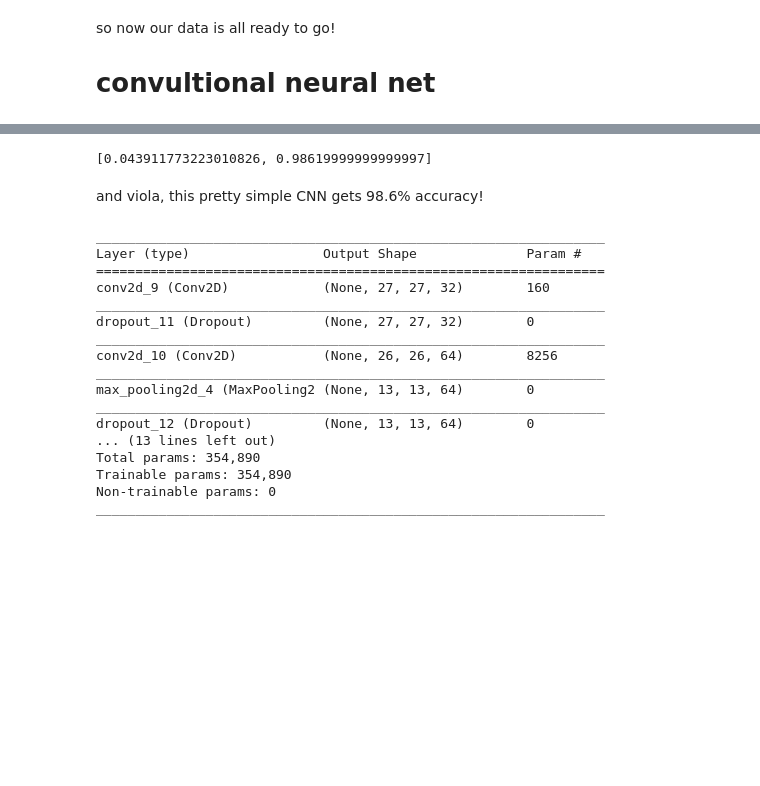
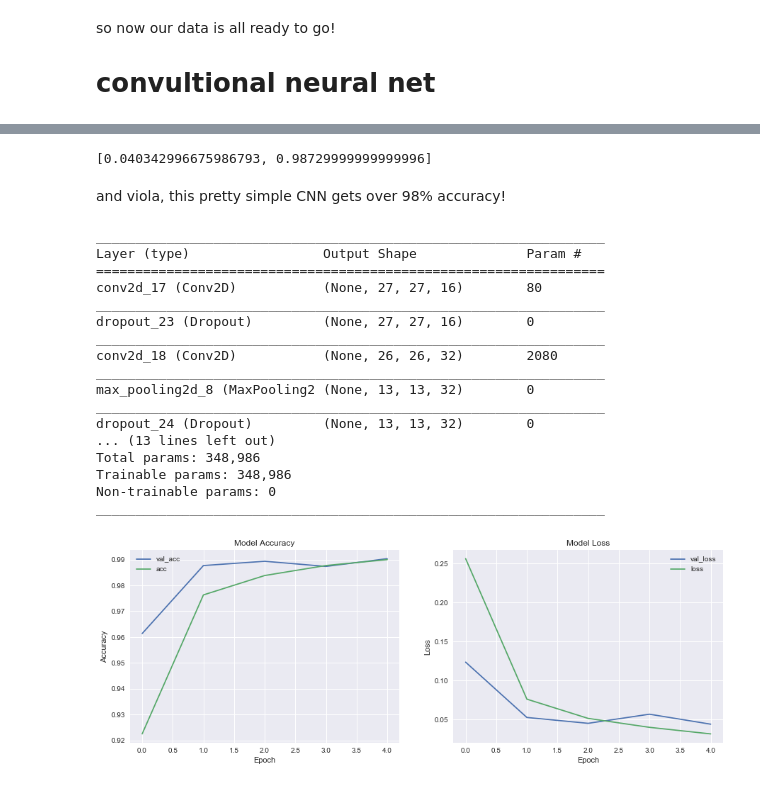
Before and after one commit to khalido/nd101, a Jupyter notebook: mnist_keras_cnn.ipynb, the cells around one changed output, grey strips where cells are left out. Drawn from its saved outputs; the diff is of its cells as text; code cells hidden in the pictures; blank space fills up the shorter version.

```diff
--- a/mnist_keras_cnn.ipynb
+++ b/mnist_keras_cnn.ipynb
@@ -106,19 +106,22 @@ from keras.models import Sequential
 from keras.layers import Dense, Activation, Dropout, Flatten
 from keras.layers.convolutional import Conv2D, MaxPooling2D
 
+from keras.callbacks import EarlyStopping
+early_stopping = EarlyStopping(monitor='val_loss', patience=2, verbose=1)
+
 model = Sequential()
 
-model.add(Conv2D(32,(2,2), input_shape=(28,28,1), activation='relu'))
+model.add(Conv2D(16,(2,2), input_shape=(28,28,1), activation='relu'))
 model.add(Dropout(0.05))
 
-model.add(Conv2D(64, (2, 2), activation='relu'))
+model.add(Conv2D(32, (2, 2), activation='relu'))
 model.add(MaxPooling2D(pool_size=(2,2)))
 model.add(Dropout(0.05))
 
 # the weights from the Conv2D layer have to be made 1D for the Dense layer
 model.add(Flatten())
 
-model.add(Dense(32))
+model.add(Dense(64))
 model.add(Activation('relu'))
 model.add(Dropout(0.05))
 
@@ -130,7 +133,8 @@ model.compile(optimizer='rmsprop',
               metrics=['accuracy'])
 
 # we can either use part of the training set as validation data or provide a validation set
-model.fit(X_train, Y_train, epochs=5, batch_size=128, shuffle=True, validation_split=0.05)
+history = model.fit(X_train, Y_train, epochs=5, batch_size=128, shuffle=True,
+                    validation_split=0.05, callbacks=[early_stopping])
 
 #model.fit(X_train, Y_train, epochs=10, batch_size=128, shuffle=True, validation_data=(X_test,Y_test))
 # %% [output]
@@ -149,26 +152,47 @@ Epoch 5/5
 # %%
 model.evaluate(X_test, Y_test, batch_size=256)
 # %% [output]
-[0.043911773223010826, 0.98619999999999997]
+[0.040342996675986793, 0.98729999999999996]
 # %% [markdown]
-and viola, this pretty simple CNN gets 98.6% accuracy!
+and viola, this pretty simple CNN gets over 98% accuracy!
 # %%
 model.summary()
 # %% [output]
 _________________________________________________________________
 Layer (type)                 Output Shape              Param #
 =================================================================
-conv2d_9 (Conv2D)            (None, 27, 27, 32)        160
+conv2d_17 (Conv2D)           (None, 27, 27, 16)        80
 _________________________________________________________________
-dropout_11 (Dropout)         (None, 27, 27, 32)        0
+dropout_23 (Dropout)         (None, 27, 27, 16)        0
 _________________________________________________________________
-conv2d_10 (Conv2D)           (None, 26, 26, 64)        8256
+conv2d_18 (Conv2D)           (None, 26, 26, 32)        2080
 _________________________________________________________________
-max_pooling2d_4 (MaxPooling2 (None, 13, 13, 64)        0
+max_pooling2d_8 (MaxPooling2 (None, 13, 13, 32)        0
 _________________________________________________________________
-dropout_12 (Dropout)         (None, 13, 13, 64)        0
+dropout_24 (Dropout)         (None, 13, 13, 32)        0
 ... (13 lines left out)
-Total params: 354,890
-Trainable params: 354,890
+Total params: 348,986
+Trainable params: 348,986
 Non-trainable params: 0
 _________________________________________________________________
+# %%
+fig, axs = plt.subplots(1,2,figsize=(15,5))
+
+acc = axs[0]
+acc.plot(history.history['val_acc'])
+acc.plot(history.history['acc'])
+acc.legend(['val_acc', 'acc'])
+acc.set_title('Model Accuracy')
+acc.set_ylabel('Accuracy')
+acc.set_xlabel('Epoch')
+
+loss = axs[1]
+loss.plot(history.history['val_loss'])
+loss.plot(history.history['loss'])
+loss.legend(['val_loss', 'loss'])
+loss.set_title('Model Loss')
+loss.set_ylabel('Loss')
+loss.set_xlabel('Epoch')
+plt.show();
+# %% [output]
+[figure, added]
```
Also changed, not shown: parts of 1 cell of this notebook, 1 other file.
